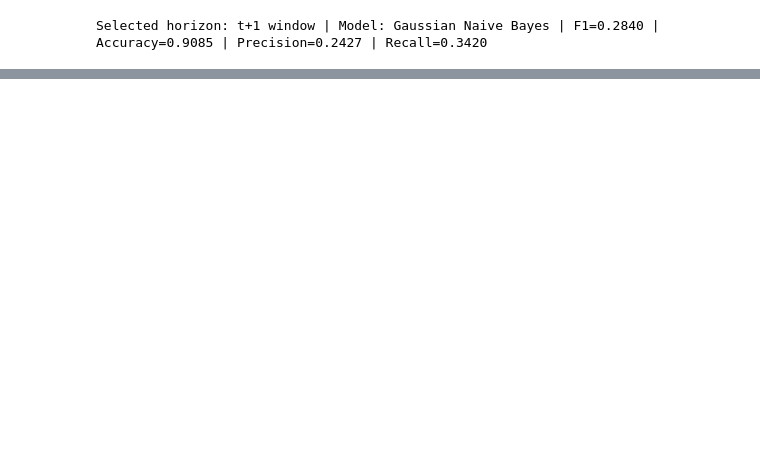
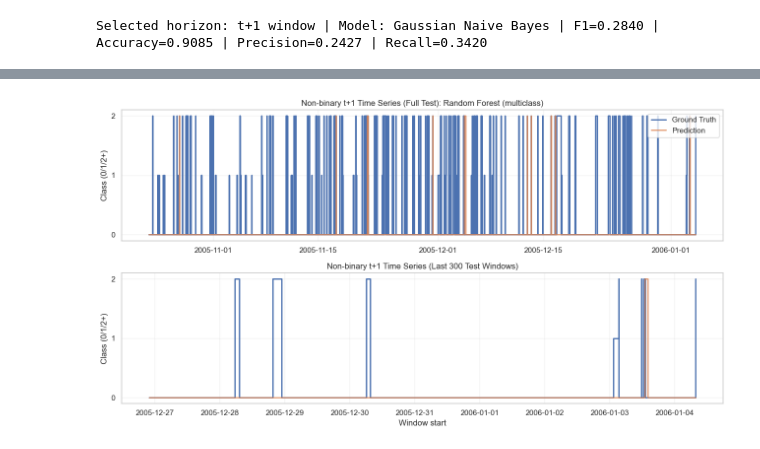
Before and after one commit to sidqian123/log-ml, a Jupyter notebook: notebooks/05_bgl_window_classification.ipynb, the cells around one changed output, grey strips where cells are left out. Saved outputs shown, nothing was run; the diff lists cells and outputs as text; code cells hidden in the pictures; blank space fills up the shorter version.

```diff
--- a/notebooks/05_bgl_window_classification.ipynb
+++ b/notebooks/05_bgl_window_classification.ipynb
@@ -801,0 +914,40 @@ Selected horizon: t+1 window | Model: Gaussian Naive Bayes | F1=0.2840 | Accurac
+# %%
+# Time-series view: non-binary ground truth vs prediction (t+1).
+# Uses the best non-binary model from mc_results_df / mc_predictions.
+if 'mc_results_df' not in globals() or mc_results_df.empty:
+    raise RuntimeError('Run the non-binary modeling cell first to populate mc_results_df and mc_predictions.')
+
+best_mc_name = mc_results_df.iloc[0]['model']
+best_mc_pred = mc_predictions[best_mc_name]
+
+ts_nonbinary_df = pd.DataFrame({
+    'window_start': test_df['window_start'].reset_index(drop=True),
+    'ground_truth_class': y_test_mc.reset_index(drop=True),
+    'predicted_class': pd.Series(best_mc_pred),
+})
+
+# Full timeline
+fig, axes = plt.subplots(2, 1, figsize=(13, 7), sharey=True)
+axes[0].step(ts_nonbinary_df['window_start'], ts_nonbinary_df['ground_truth_class'], where='post', label='Ground Truth', linewidth=2)
+axes[0].step(ts_nonbinary_df['window_start'], ts_nonbinary_df['predicted_class'], where='post', label='Prediction', linewidth=1.8, alpha=0.85)
+axes[0].set_title(f'Non-binary t+1 Time Series (Full Test): {best_mc_name}')
+axes[0].set_ylabel('Class (0/1/2+)')
+axes[0].set_yticks([0, 1, 2])
+axes[0].grid(alpha=0.25)
+axes[0].legend(loc='upper right')
+
+# Zoomed tail segment for readability.
+zoom_n = min(300, len(ts_nonbinary_df))
+zoom_df = ts_nonbinary_df.iloc[-zoom_n:]
+axes[1].step(zoom_df['window_start'], zoom_df['ground_truth_class'], where='post', label='Ground Truth', linewidth=2)
+axes[1].step(zoom_df['window_start'], zoom_df['predicted_class'], where='post', label='Prediction', linewidth=1.8, alpha=0.85)
+axes[1].set_title(f'Non-binary t+1 Time Series (Last {zoom_n} Test Windows)')
+axes[1].set_xlabel('Window start')
+axes[1].set_ylabel('Class (0/1/2+)')
+axes[1].set_yticks([0, 1, 2])
+axes[1].grid(alpha=0.25)
+
+plt.tight_layout()
+plt.show()
+# %% [output]
+[figure, added]
```
Also changed, not shown: parts of 4 cells of this notebook.
